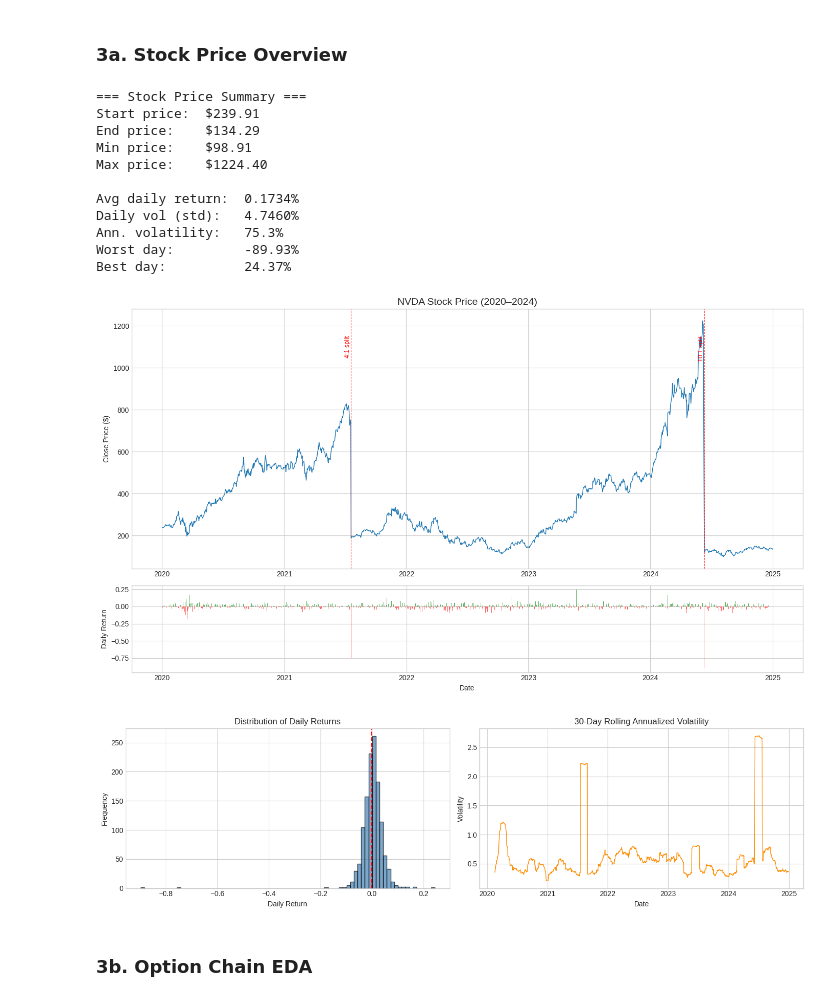
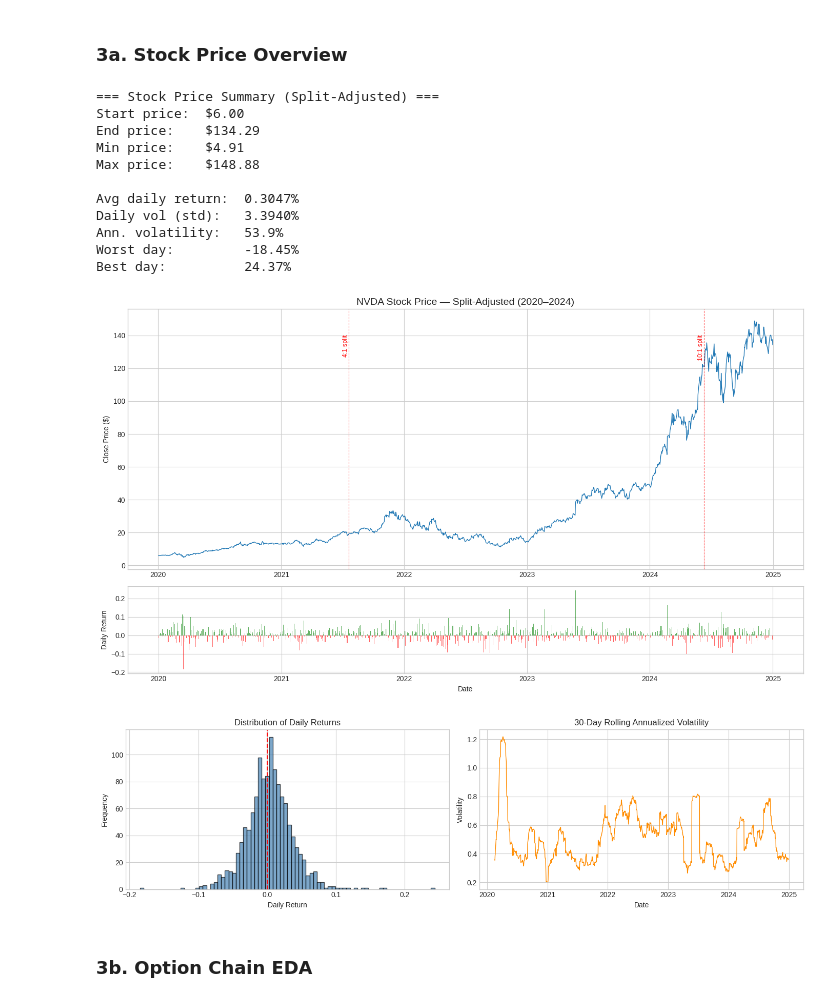
Before and after one commit to reading-stiener/Backtesting-wheel-strategy-for-NVIDIA, a Jupyter notebook: wheel_backtest.ipynb, the cells around one changed output. Drawn from its saved outputs; the diff is of its cells as text; code cells hidden in the pictures.

```diff
--- a/wheel_backtest.ipynb
+++ b/wheel_backtest.ipynb
@@ -70,12 +75,24 @@ for i in range(1, len(cfadj_vals)):
             'cfadj_after': cfadj_vals[i],
         })
 
+# Create split-adjusted prices for visualization & EDA
+# Formula: adj_price = raw_price * (cfadj / cfadj_final)
+# Maps all prices to post-all-splits basis (continuous, no jumps)
+cfadj_final = stock_df['cfadj'].iloc[-1]
+for col in ['open', 'high', 'low', 'close']:
+    stock_df[f'adj_{col}'] = stock_df[col] * stock_df['cfadj'] / cfadj_final
+
 print(f'Stock data: {len(stock_df)} trading days')
 print(f'Date range: {stock_df.index[0].date()} to {stock_df.index[-1].date()}')
 print(f'\nSplits detected:')
 for s in splits:
     print(f"  {s['date'].date()} — {s['ratio']}:1 split (cfadj {s['cfadj_before']} → {s['cfadj_after']})")
 
+print(f'\nRaw prices (used in backtest — match raw option strikes):')
+print(f"  Start: ${stock_df['close'].iloc[0]:.2f}  End: ${stock_df['close'].iloc[-1]:.2f}")
+print(f'\nSplit-adjusted prices (used in charts — continuous, no jumps):')
+print(f"  Start: ${stock_df['adj_close'].iloc[0]:.2f}  End: ${stock_df['adj_close'].iloc[-1]:.2f}")
+
 stock_df.head()
 # %% [output]
 Stock data: 1258 trading days
@@ -197,55 +220,55 @@ Rate range: 0.0007 to 0.0547
 # %% [markdown]
 ### 3a. Stock Price Overview
 # %%
-print('=== Stock Price Summary ===')
-print(f"Start price:  ${stock_df['close'].iloc[0]:.2f}")
-print(f"End price:    ${stock_df['close'].iloc[-1]:.2f}")
-print(f"Min price:    ${stock_df['close'].min():.2f}")
-print(f"Max price:    ${stock_df['close'].max():.2f}")
+print('=== Stock Price Summary (Split-Adjusted) ===')
+print(f"Start price:  ${stock_df['adj_close'].iloc[0]:.2f}")
+print(f"End price:    ${stock_df['adj_close'].iloc[-1]:.2f}")
+print(f"Min price:    ${stock_df['adj_close'].min():.2f}")
+print(f"Max price:    ${stock_df['adj_close'].max():.2f}")
 
-# Daily returns
-stock_df['daily_return'] = stock_df['close'].pct_change()
+# Daily returns computed from adjusted prices (no fake split drops)
+stock_df['daily_return'] = stock_df['adj_close'].pct_change()
 print(f"\nAvg daily return:  {stock_df['daily_return'].mean():.4%}")
 print(f"Daily vol (std):   {stock_df['daily_return'].std():.4%}")
 print(f"Ann. volatility:   {stock_df['daily_return'].std() * np.sqrt(252):.1%}")
 print(f"Worst day:         {stock_df['daily_return'].min():.2%}")
 print(f"Best day:          {stock_df['daily_return'].max():.2%}")
 # %% [output]
-=== Stock Price Summary ===
-Start price:  $239.91
+=== Stock Price Summary (Split-Adjusted) ===
+Start price:  $6.00
 End price:    $134.29
-Min price:    $98.91
-Max price:    $1224.40
+Min price:    $4.91
+Max price:    $148.88
 
-Avg daily return:  0.1734%
-Daily vol (std):   4.7460%
-Ann. volatility:   75.3%
-Worst day:         -89.93%
+Avg daily return:  0.3047%
+Daily vol (std):   3.3940%
+Ann. volatility:   53.9%
+Worst day:         -18.45%
 Best day:          24.37%
 # %%
 fig, axes = plt.subplots(2, 1, figsize=(14, 8), gridspec_kw={'height_ratios': [3, 1]})
 
-# Price chart
+# Price chart (split-adjusted)
 ax = axes[0]
-ax.plot(stock_df.index, stock_df['close'], linewidth=1, color='tab:blue')
+ax.plot(stock_df.index, stock_df['adj_close'], linewidth=1, color='tab:blue')
 for s in splits:
     ax.axvline(s['date'], color='red', linestyle='--', alpha=0.7, linewidth=0.8)
     ax.text(s['date'], ax.get_ylim()[1] * 0.9, f"{s['ratio']}:1 split",
             fontsize=9, rotation=90, va='top', ha='right', color='red')
-ax.set_title('NVDA Stock Price (2020–2024)', fontsize=14)
+ax.set_title('NVDA Stock Price — Split-Adjusted (2020–2024)', fontsize=14)
 ax.set_ylabel('Close Price ($)')
 
-# Volume chart
+# Daily returns
 ax = axes[1]
-ax.bar(stock_df.index, stock_df['close'].pct_change().fillna(0), width=1,
-       color=np.where(stock_df['close'].pct_change() >= 0, 'green', 'red'), alpha=0.6)
+ax.bar(stock_df.index, stock_df['daily_return'].fillna(0), width=1,
+       color=np.where(stock_df['daily_return'].fillna(0) >= 0, 'green', 'red'), alpha=0.6)
 ax.set_ylabel('Daily Return')
 ax.set_xlabel('Date')
 
 fig.tight_layout()
 plt.show()
 # %% [output]
-[figure, old version]
+[figure, new version]
 # %%
 # Daily return distribution
 fig, axes = plt.subplots(1, 2, figsize=(14, 4))
@@ -266,7 +289,7 @@ axes[1].set_xlabel('Date')
 fig.tight_layout()
 plt.show()
 # %% [output]
-[figure, old version]
+[figure, new version]
 # %% [markdown]
 ### 3b. Option Chain EDA
 # %%
```
Also changed, not shown: parts of 23 cells of this notebook, 9 other files.
